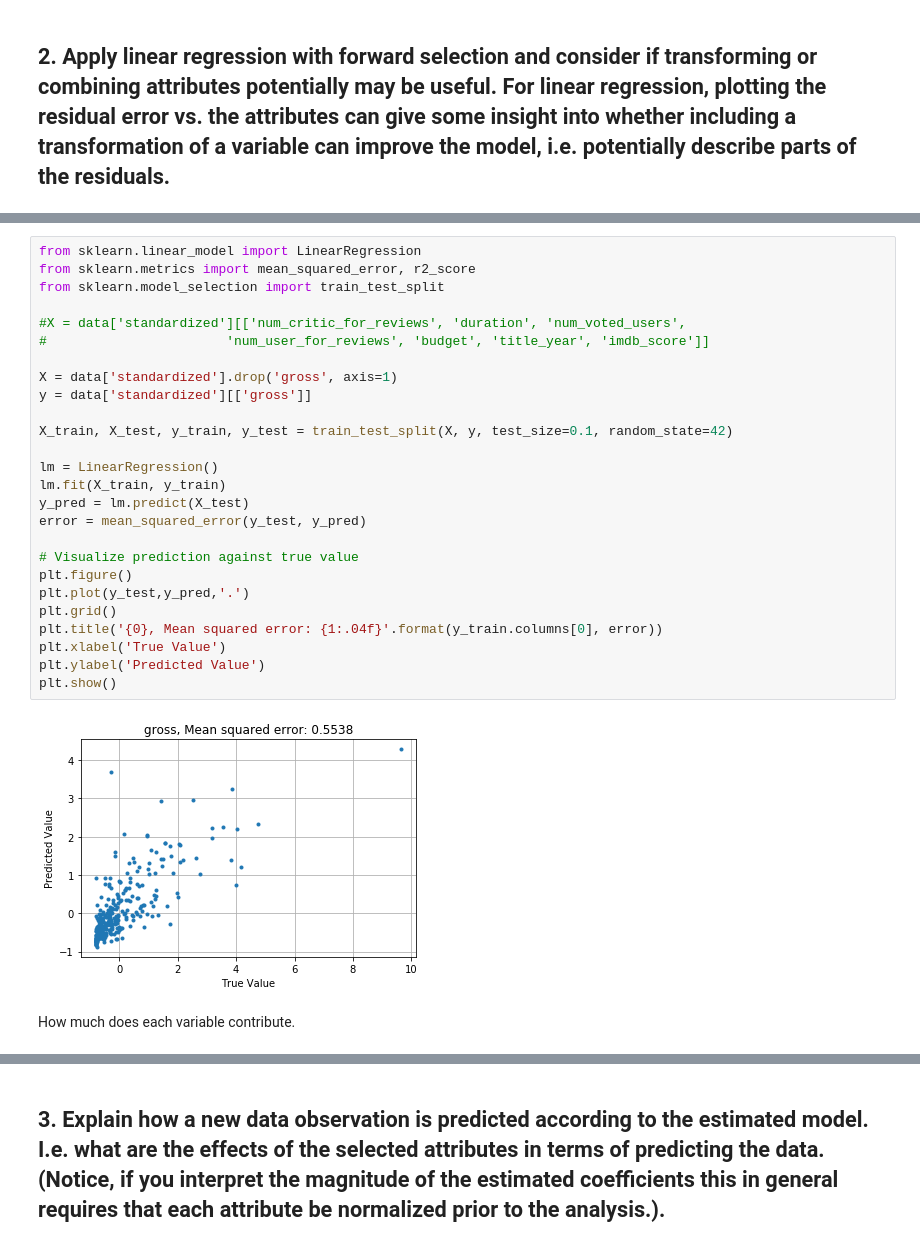
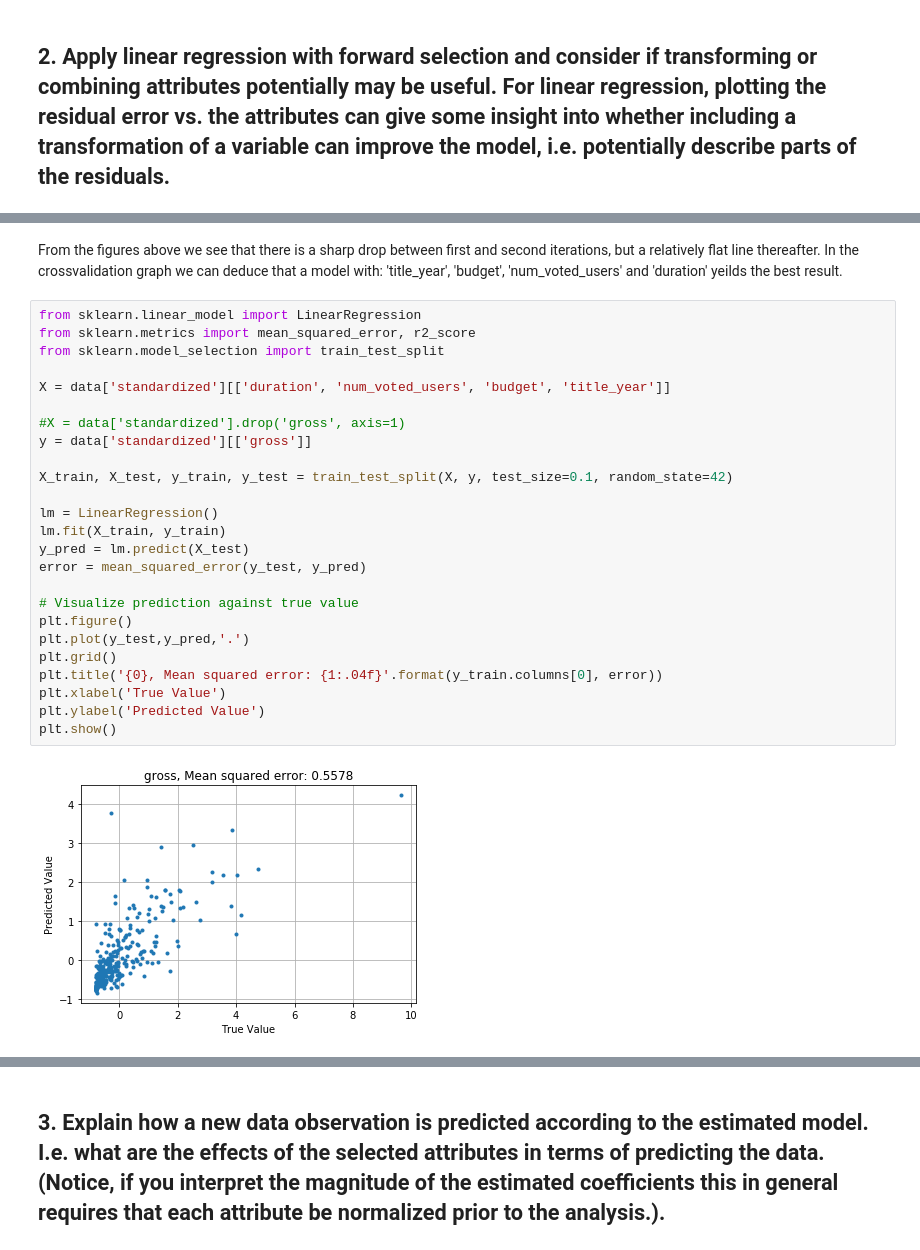
Before and after one commit to christianbillp/python, a Jupyter notebook: notebooks/ML_projekt2-regression.ipynb, the cells around one changed output, grey strips where cells are left out. Drawn from its saved outputs; the diff is of its cells as text.

```diff
--- a/notebooks/ML_projekt2-regression.ipynb
+++ b/notebooks/ML_projekt2-regression.ipynb
@@ -655,30 +809,29 @@ X_selected.shape''';
+# %% [markdown]
+From the figures above we see that there is a sharp drop between first and second iterations, but a relatively flat line thereafter. In the crossvalidation graph we can deduce that a model with: 'title_year', 'budget', 'num_voted_users' and 'duration' yeilds the best result.
 # %%
 from sklearn.linear_model import LinearRegression
 from sklearn.metrics import mean_squared_error, r2_score
 from sklearn.model_selection import train_test_split
 
-#X = data['standardized'][['num_critic_for_reviews', 'duration', 'num_voted_users',
-#                       'num_user_for_reviews', 'budget', 'title_year', 'imdb_score']]
+X = data['standardized'][['duration', 'num_voted_users', 'budget', 'title_year']]
 
-X = data['standardized'].drop('gross', axis=1)
+#X = data['standardized'].drop('gross', axis=1)
 y = data['standardized'][['gross']]
 
 X_train, X_test, y_train, y_test = train_test_split(X, y, test_size=0.1, random_state=42)
 
 lm = LinearRegression()
 lm.fit(X_train, y_train)
 y_pred = lm.predict(X_test)
 error = mean_squared_error(y_test, y_pred)
 
 # Visualize prediction against true value
 plt.figure()
 plt.plot(y_test,y_pred,'.')
 plt.grid()
 plt.title('{0}, Mean squared error: {1:.04f}'.format(y_train.columns[0], error))
 plt.xlabel('True Value')
 plt.ylabel('Predicted Value')
 plt.show()
 # %% [output]
-[figure, old version]
+[figure, new version]
-# %% [markdown]
-How much does each variable contribute.
```
Also changed, not shown: parts of 34 cells of this notebook.
